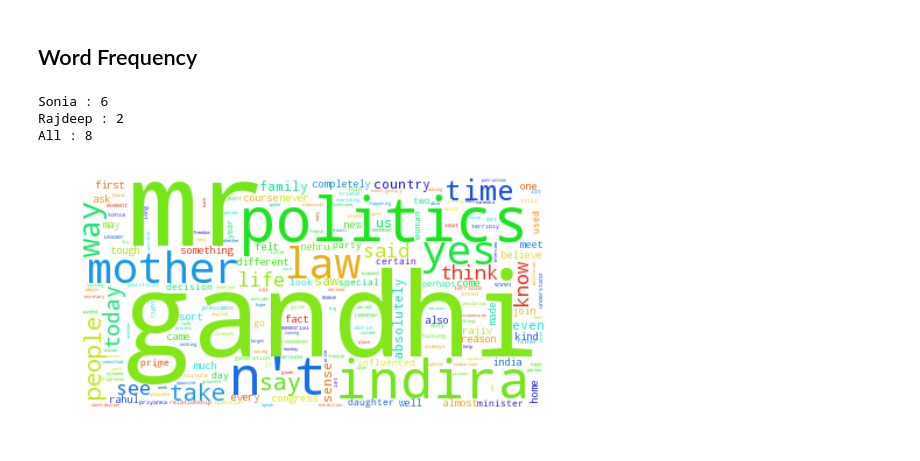
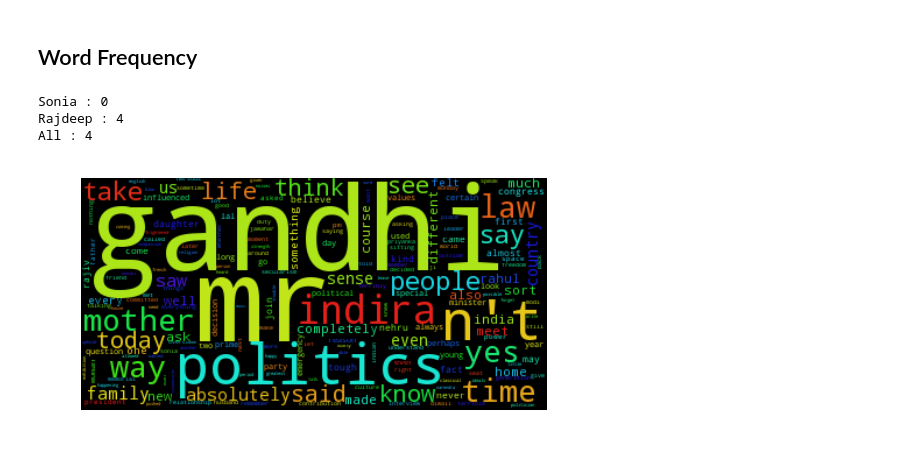
Before and after one commit to Preethikoneti/Interview, a Jupyter notebook: Interview_Sonia.ipynb, the cells around one changed output. Drawn from its saved outputs; the diff is of its cells as text; code cells hidden in the pictures.

```diff
--- a/Interview_Sonia.ipynb
+++ b/Interview_Sonia.ipynb
@@ -9,14 +11,14 @@ import numpy as np
 
 #Open and read file , read as 'person : Talk '
 f = open('/Users/yashodhanjoglekar/Documents/Sonia_interview', 'r')
-strings = re.findall('(\w+)\:(.*)', f.read())
-f.close()
+strings = re.findall('(\w+)\:(.*)', f.read()) #RegEx
+f.close() #Close file
 
 #Convert to a dataframe and name columns, Count words used , Calculate time / Answer
 Interview = pd.DataFrame(strings,columns =['Person','Talk'])
 Interview['Count']= Interview['Talk'].apply(lambda x: len(x.split()))
 Interview_duration = 37 #In minutes
-Interview['Time']= Interview['Count'].apply(lambda x: x*(Interview_duration/Interview['Count'].sum()))
+Interview['Time'] = (Interview['Count']*Interview_duration)/Interview['Count'].sum()
 
 # Check number  of people in the file and get word count
 Interview.groupby('Person')['Count','Time'].agg({'count','sum','mean'}).reset_index()
@@ -28,12 +30,9 @@ Interview.groupby('Person')['Count','Time'].agg({'count','sum','mean'}).reset_in
 # %%
 #Total length of interview was 37 minutes
-#Calcuate Cumulative time and CCumulative word count
+#Calcuate Cumulative time and Cumulative word count
 Interview['Time']= Interview['Count'].apply(lambda x: x*(Interview_duration/Interview['Count'].sum()))
 Interview['CumTime'] = Interview.Time.cumsum()
-Interview['CumCount'] = Interview[Interview.Person == 'Sonia'].Count.cumsum()
-Interview['CumCount2'] = Interview[Interview.Person == 'Rajdeep'].Count.cumsum()
-Interview['CumCount'] = Interview['CumCount'].fillna(Interview['CumCount2'])
-del Interview['CumCount2']
-
+Interview['CumCount'] = Interview.groupby(['Person'])['Count'].apply(lambda x: x.cumsum())
+Interview['CumTimeIndividual'] = Interview.groupby(['Person'])['Time'].apply(lambda x: x.cumsum())
 Interview.head(3)
 # %% [output]
@@ -201,11 +204,14 @@ for sentence in nltk.tokenize.sent_tokenize(All_merged):
 
 AllWordFrequency= pd.DataFrame(list(fdistAll.items())).sort_values(by = 1,ascending = False)
 # %%
-SearchWord = 'rajiv'
+#Replace the term in SearchWord to search for a particular word in the interview
+# The output will show the word frequency individualy and total
+SearchWord = 'modi'
 S = SoniaWordFrequency[SoniaWordFrequency[0]== SearchWord]
 R = RajdeepWordFrequency[RajdeepWordFrequency[0]== SearchWord]
 A = AllWordFrequency[AllWordFrequency[0]== SearchWord]
 
+#Search function
 def SearchF(x):
     if x.empty: return 0
     else : return x.loc[x[0] == SearchWord,1].values[0]
@@ -213,6 +219,6 @@ def SearchF(x):
 for df, name in zip([S,R,A], ['Sonia','Rajdeep','All']):
     print ('{0} : {1}'.format(name ,SearchF(df)))
 # %% [output]
-Sonia : 6
-Rajdeep : 2
-All : 8
+Sonia : 0
+Rajdeep : 4
+All : 4
@@ -219,14 +233,12 @@ All : 8
 # %%
-from wordcloud import WordCloud , STOPWORDS
-
 # Generate a word cloud image
-wordcloud = WordCloud(background_color='white',max_font_size=100).generate(All_merged)
+wordcloudAll = WordCloud(background_color='black',max_font_size=100).generate(All_merged)
 
 # Display the generated image:
 # the matplotlib way:
 plt.figure()
-plt.imshow(wordcloud)
+plt.imshow(wordcloudAll)
 plt.axis("off")
 plt.show()
 # %% [output]
-[figure, old version]
+[figure, new version]
```
Also changed, not shown: parts of 16 cells of this notebook.
